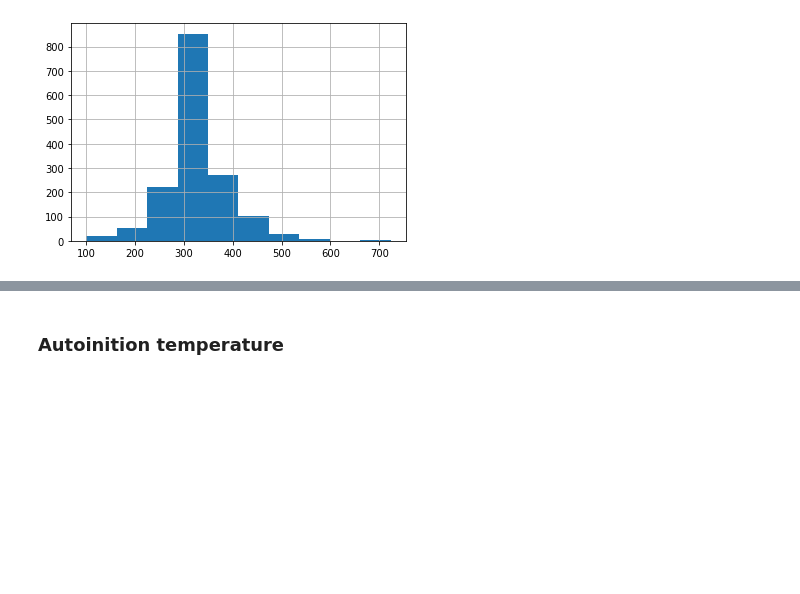
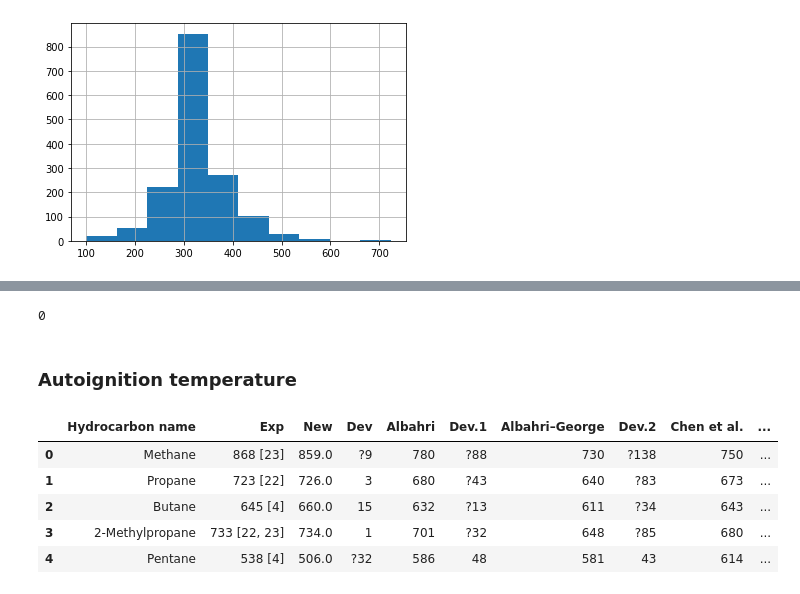
Before and after one commit to SergeyAnufriev/biofuels, a Jupyter notebook: Physical_properties.ipynb, the cells around one changed output, grey strips where cells are left out. Saved outputs shown, nothing was run; the diff lists cells and outputs as text; code cells hidden in the pictures; blank space fills up the shorter version.

```diff
--- a/Physical_properties.ipynb
+++ b/Physical_properties.ipynb
@@ -353,0 +488,5 @@ df_viscosity['error']     = df_viscosity[['Exp. Viscosity (Pa.s)','visc_pred']].
+# %%
+#Final check
+df_entropy_heat.duplicated(subset='SMILES').sum()
+# %% [output]
+0
@@ -354,8 +495,20 @@ df_viscosity['error']     = df_viscosity[['Exp. Viscosity (Pa.s)','visc_pred']].
 # %% [markdown]
-### Autoinition temperature
+### Autoignition temperature
+# %%
+#### data source from https://link.springer.com/article/10.1007/s13738-012-0192-2
+
+df_auto = pd.read_csv(r'C:\Users\zcemg08\PycharmProjects\biofuels\raw_data\autoignition_temp.csv',encoding='cp1252')
 # %%
 df_auto = df_auto.drop(['No.'],axis=1)
+df_auto = df_auto[df_auto['Exp'].notnull()]
 df_auto.head(5)
+# %% [output]
+|  | Hydrocarbon name | Exp | New | Dev | Albahri | Dev.1 | Albahri–George | Dev.2 | Chen et al. | ... |
+| 0 | Methane | 868 [23] | 859.0 | ?9 | 780 | ?88 | 730 | ?138 | 750 | ... |
+| 1 | Propane | 723 [22] | 726.0 | 3 | 680 | ?43 | 640 | ?83 | 673 | ... |
+| 2 | Butane | 645 [4] | 660.0 | 15 | 632 | ?13 | 611 | ?34 | 643 | ... |
+| 3 | 2-Methylpropane | 733 [22, 23] | 734.0 | 1 | 701 | ?32 | 648 | ?85 | 680 | ... |
+| 4 | Pentane | 538 [4] | 506.0 | ?32 | 586 | 48 | 581 | 43 | 614 | ... |
 # %%
 def CIRconvert(ids):
     try:
```
Also changed, not shown: parts of 40 cells of this notebook, 52 other files.
